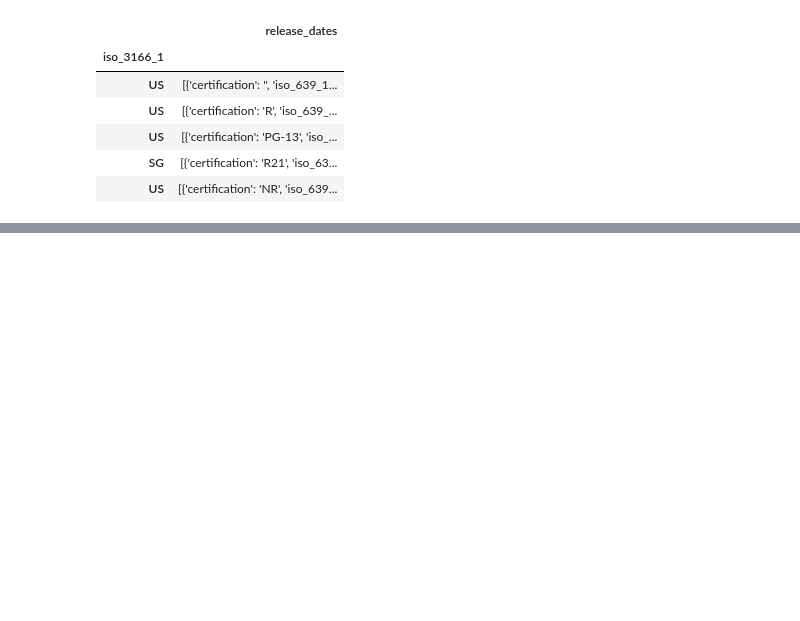
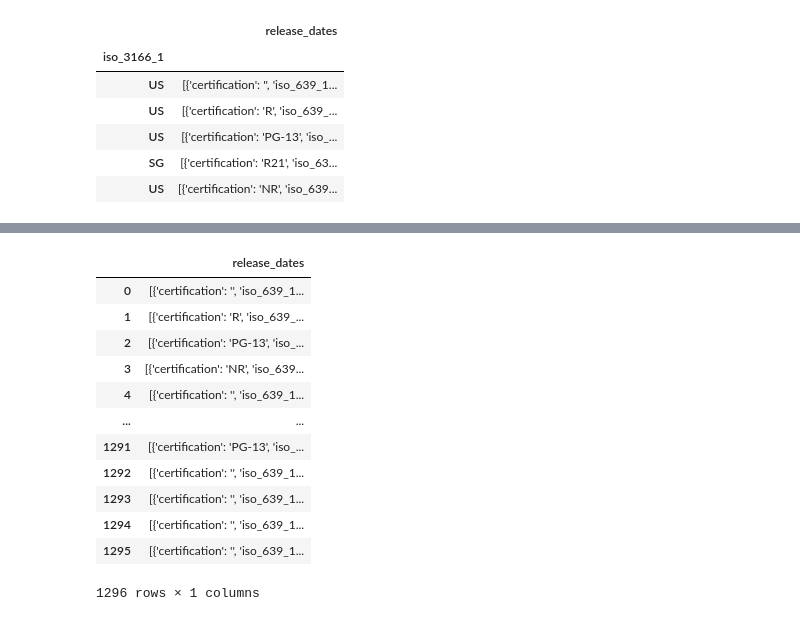
Before and after one commit to amirshirazi1/Queer-Visibility-in-Media, a Jupyter notebook: queer_movies_tmdb.ipynb, the cells around one changed output, grey strips where cells are left out. Saved outputs shown, nothing was run; the diff lists cells and outputs as text; code cells hidden in the pictures; blank space fills up the shorter version.

```diff
--- a/queer_movies_tmdb.ipynb
+++ b/queer_movies_tmdb.ipynb
@@ -149,0 +174,23 @@ lgbt_release_df.head()
+# %%
+# Reset the index of lgbt_release_df so that the indices match the indices of lgbt_movies_df.
+lgbt_release_df = lgbt_release_df.reset_index()
+# %%
+# Drop the 'iso_3166_1' column as it is now unnecessary.
+lgbt_release_df = lgbt_release_df.drop(columns='iso_3166_1')
+# %%
+# Verify the lgbt_release_df looks correct.
+lgbt_release_df
+# %% [output]
+|  | release_dates |
+| 0 | [{'certification': '', 'iso_639_1... |
+| 1 | [{'certification': 'R', 'iso_639_... |
+| 2 | [{'certification': 'PG-13', 'iso_... |
+| 3 | [{'certification': 'NR', 'iso_639... |
+| 4 | [{'certification': '', 'iso_639_1... |
+| ... | ... |
+| 1291 | [{'certification': 'PG-13', 'iso_... |
+| 1292 | [{'certification': '', 'iso_639_1... |
+| 1293 | [{'certification': '', 'iso_639_1... |
+| 1294 | [{'certification': '', 'iso_639_1... |
+| 1295 | [{'certification': '', 'iso_639_1... |
+1296 rows × 1 columns
```
Also changed, not shown: parts of 2 cells of this notebook.
